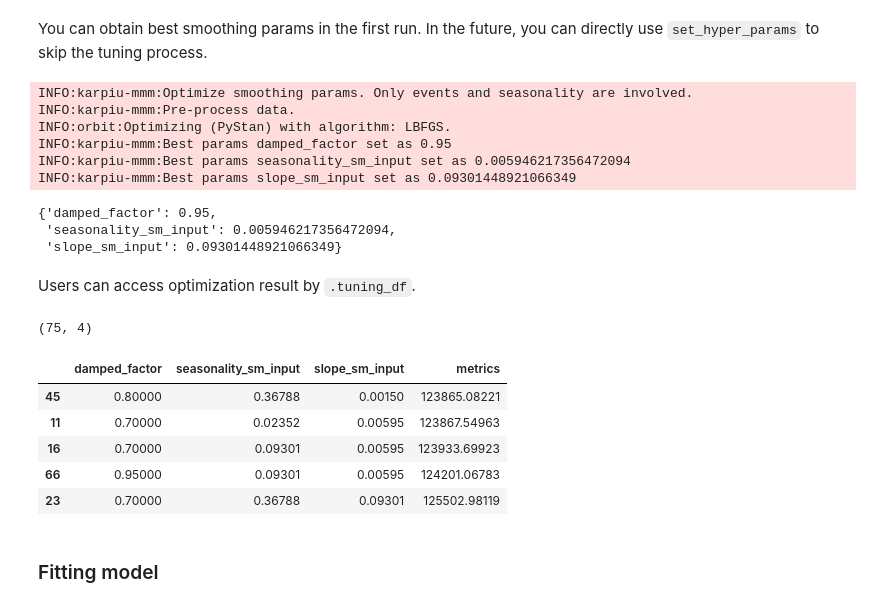
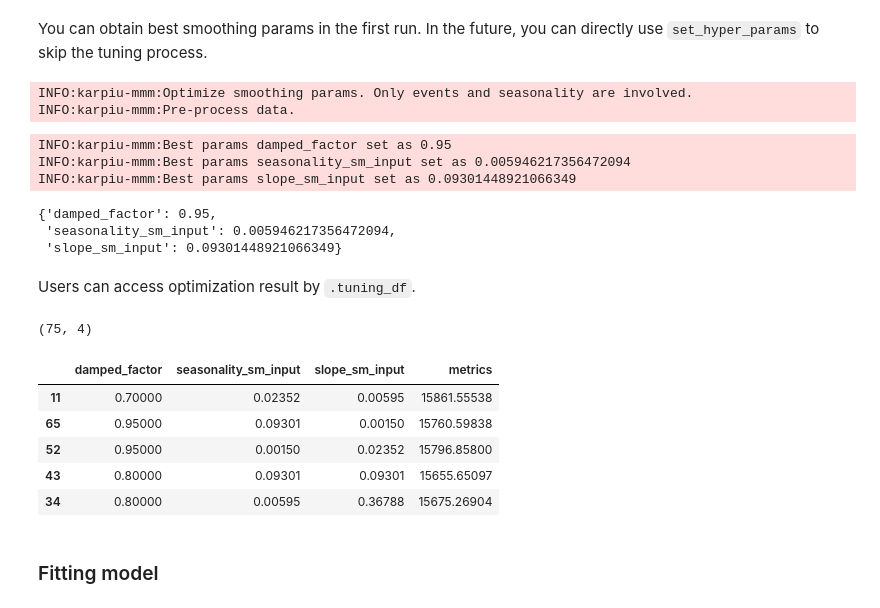
Before and after one commit to edwinnglabs/karpiu, a Jupyter notebook: examples/mmm-creation.ipynb, the cells around one changed output. Drawn from its saved outputs; the diff is of its cells as text; code cells hidden in the pictures.

```diff
--- a/examples/mmm-creation.ipynb
+++ b/examples/mmm-creation.ipynb
@@ -76,7 +78,7 @@ paid_channels = ['tv', 'radio', 'social', 'promo', 'search']
 # %% [markdown]
 ## Baseline Model
 # %%
-mod = OneStageModel(
+mmm = MMM(
     kpi_col='sales',
     date_col='date',
     spend_cols=paid_channels,
@@ -93,32 +95,31 @@ INFO:karpiu-mmm:Initialize model
 # %% [markdown]
 You can obtain best smoothing params in the first run. In the future, you can directly use `set_hyper_params` to skip the tuning process.
 # %%
-mod.optim_hyper_params(df)
-mod.best_params
+mmm.optim_hyper_params(df)
+mmm.best_params
 # %% [output]
 INFO:karpiu-mmm:Optimize smoothing params. Only events and seasonality are involved.
 INFO:karpiu-mmm:Pre-process data.
-INFO:orbit:Optimizing (PyStan) with algorithm: LBFGS.
-INFO:karpiu-mmm:Best params damped_factor set as 0.95
-INFO:karpiu-mmm:Best params seasonality_sm_input set as 0.005946217356472094
-INFO:karpiu-mmm:Best params slope_sm_input set as 0.09301448921066349
-{'damped_factor': 0.95,
- 'seasonality_sm_input': 0.005946217356472094,
- 'slope_sm_input': 0.09301448921066349}
+INFO:karpiu-mmm:Best params damped_factor set as 0.95
+INFO:karpiu-mmm:Best params seasonality_sm_input set as 0.005946217356472094
+INFO:karpiu-mmm:Best params slope_sm_input set as 0.09301448921066349
+{'damped_factor': 0.95,
+ 'seasonality_sm_input': 0.005946217356472094,
+ 'slope_sm_input': 0.09301448921066349}
 # %% [markdown]
 Users can access optimization result by `.tuning_df`.
 # %%
 # check optimization result
-print(mod.tuning_df.shape)
-mod.tuning_df.sample(5)
+print(mmm.tuning_df.shape)
+mmm.tuning_df.sample(5)
 # %% [output]
 (75, 4)
 |  | damped_factor | seasonality_sm_input | slope_sm_input | metrics |
-| 45 | 0.80000 | 0.36788 | 0.00150 | 123865.08221 |
-| 11 | 0.70000 | 0.02352 | 0.00595 | 123867.54963 |
-| 16 | 0.70000 | 0.09301 | 0.00595 | 123933.69923 |
-| 66 | 0.95000 | 0.09301 | 0.00595 | 124201.06783 |
-| 23 | 0.70000 | 0.36788 | 0.09301 | 125502.98119 |
+| 11 | 0.70000 | 0.02352 | 0.00595 | 15861.55538 |
+| 65 | 0.95000 | 0.09301 | 0.00150 | 15760.59838 |
+| 52 | 0.95000 | 0.00150 | 0.02352 | 15796.85800 |
+| 43 | 0.80000 | 0.09301 | 0.09301 | 15655.65097 |
+| 34 | 0.80000 | 0.00595 | 0.36788 | 15675.26904 |
 # %% [markdown]
 ### Fitting model
 # %% [markdown]
```
Also changed, not shown: parts of 4 cells of this notebook, 3 other files.
